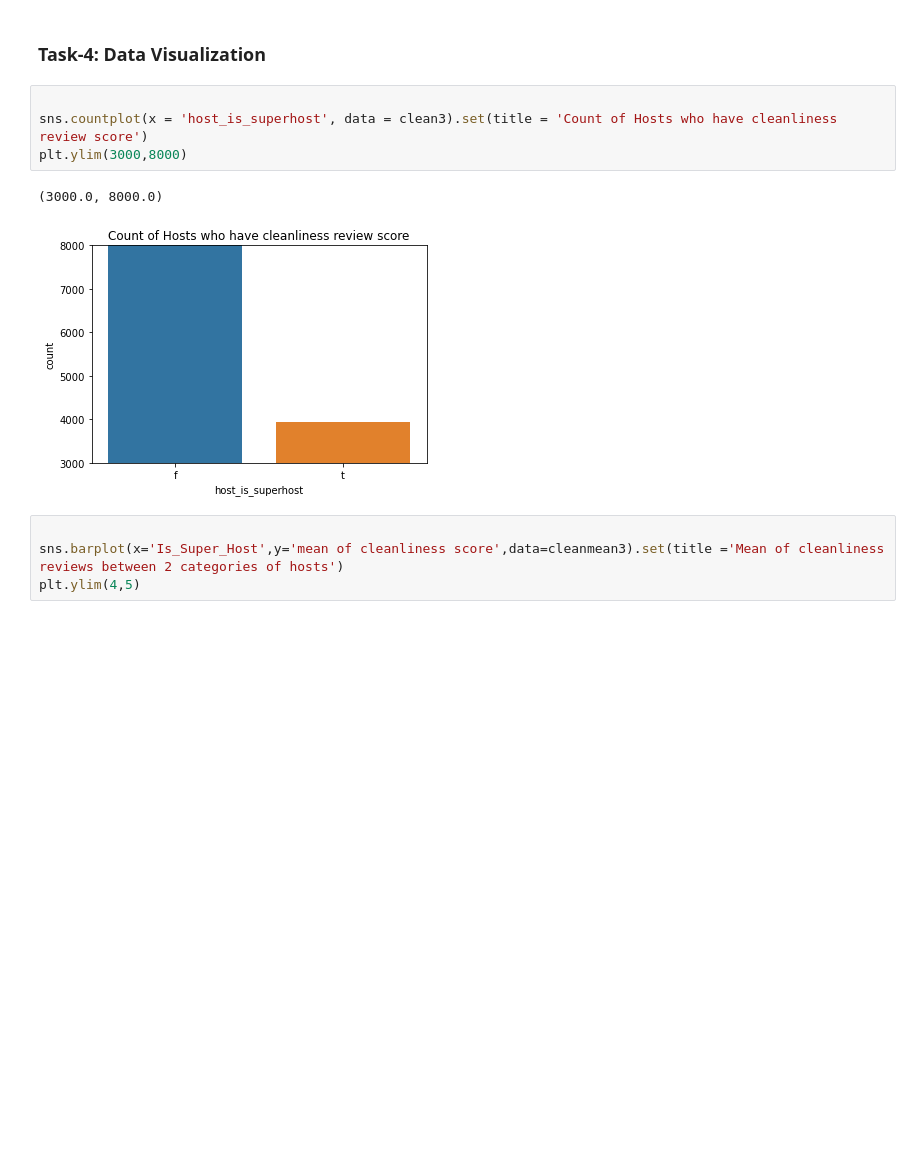
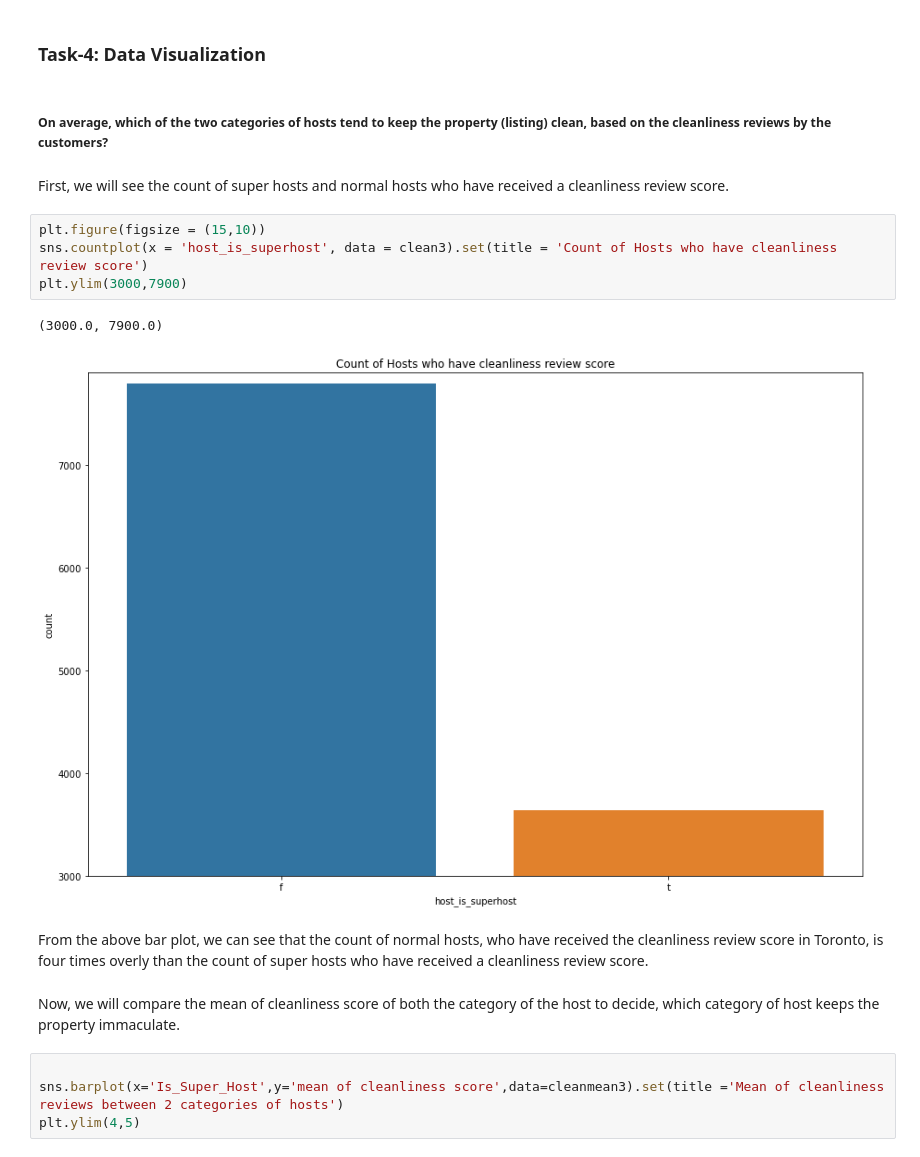
Before and after one commit to data301-2021-winter1/project-group11-project, a Jupyter notebook: notebooks/analysis1.ipynb, the cells around one changed output. Drawn from its saved outputs; the diff is of its cells as text; blank space fills up the shorter version.

```diff
--- a/notebooks/analysis1.ipynb
+++ b/notebooks/analysis1.ipynb
@@ -491,13 +492,21 @@ price_processed3
 | 32 | Super host | 16 | 576.388889 |
 # %% [markdown]
 ### Task-4: Data Visualization
+# %% [markdown]
+##### On average, which of the two categories of hosts tend to keep the property (listing) clean, based on the cleanliness reviews by the customers?
+# %% [markdown]
+First, we will see the count of super hosts and normal hosts who have received a cleanliness review score.
 # %%
-
+plt.figure(figsize = (15,10))
 sns.countplot(x = 'host_is_superhost', data = clean3).set(title = 'Count of Hosts who have cleanliness review score')
-plt.ylim(3000,8000)
+plt.ylim(3000,7900)
 # %% [output]
-(3000.0, 8000.0)
+(3000.0, 7900.0)
-[figure, old version]
+[figure, new version]
+# %% [markdown]
+From the above bar plot, we can see that the count of normal hosts, who have received the cleanliness review score in Toronto, is four times overly than the count of super hosts who have received a cleanliness review score.
+# %% [markdown]
+Now, we will compare the mean of cleanliness score of both the category of the host to decide, which category of host keeps the property immaculate.
 # %%
 
 sns.barplot(x='Is_Super_Host',y='mean of cleanliness score',data=cleanmean3).set(title ='Mean of cleanliness reviews between 2 categories of hosts')
```
Also changed, not shown: parts of 14 cells of this notebook, 1 other file.
